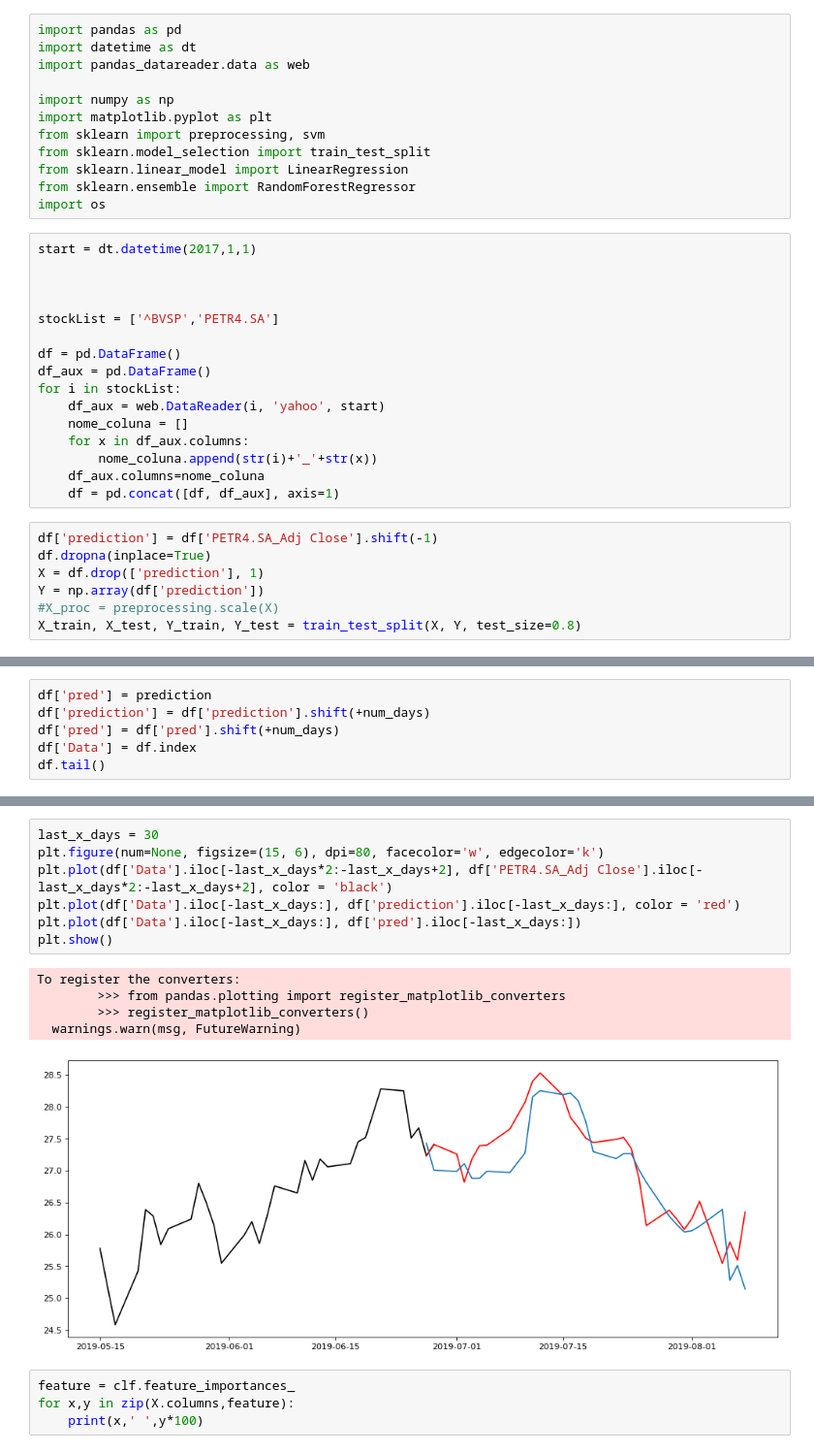
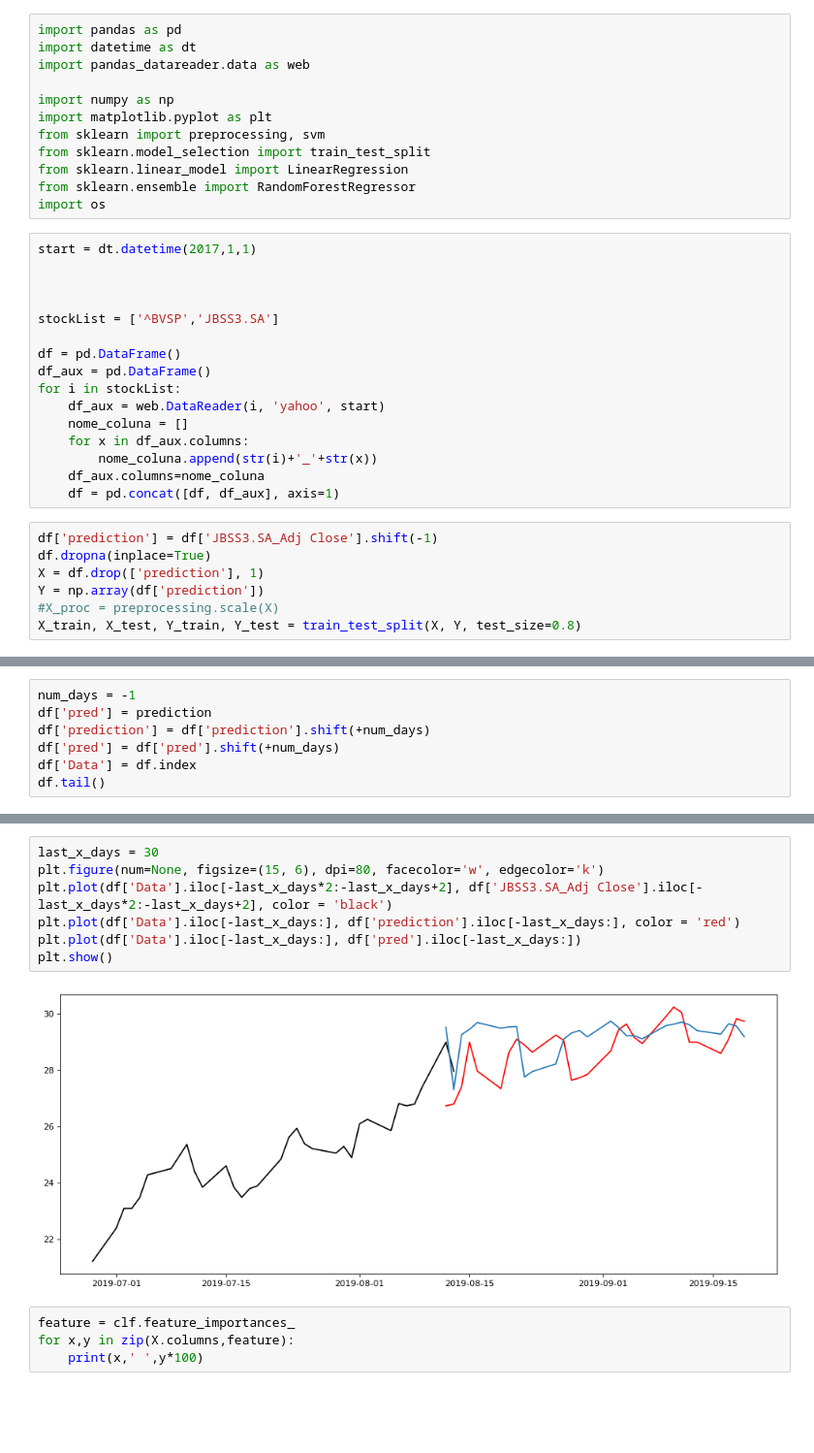
Before and after one commit to xDisus/Stock_Price_Pred, a Jupyter notebook: STOCK_PRED_V2.ipynb, the cells around one changed output, grey strips where cells are left out. Shown at 97% size. Cells and saved outputs as stored; diff of their text form; blank space fills up the shorter version.

Commit message:
Ajusted Script
Fixed predition to future dates

```diff
--- a/STOCK_PRED_V2.ipynb
+++ b/STOCK_PRED_V2.ipynb
@@ -15,7 +15,7 @@ start = dt.datetime(2017,1,1)
 
 
 
-stockList = ['^BVSP','PETR4.SA']
+stockList = ['^BVSP','JBSS3.SA']
 
 df = pd.DataFrame()
 df_aux = pd.DataFrame()
@@ -27,7 +27,7 @@ for i in stockList:
     df_aux.columns=nome_coluna
     df = pd.concat([df, df_aux], axis=1)
 # %%
-df['prediction'] = df['PETR4.SA_Adj Close'].shift(-1)
+df['prediction'] = df['JBSS3.SA_Adj Close'].shift(-1)
 df.dropna(inplace=True)
 X = df.drop(['prediction'], 1)
 Y = np.array(df['prediction'])
@@ -49,4 +49,5 @@ Score full 0.9893360292372232
 # %%
+num_days = -1
 df['pred'] = prediction
 df['prediction'] = df['prediction'].shift(+num_days)
 df['pred'] = df['pred'].shift(+num_days)
@@ -63,16 +64,12 @@ df.tail()
 # %%
 last_x_days = 30
 plt.figure(num=None, figsize=(15, 6), dpi=80, facecolor='w', edgecolor='k')
-plt.plot(df['Data'].iloc[-last_x_days*2:-last_x_days+2], df['PETR4.SA_Adj Close'].iloc[-last_x_days*2:-last_x_days+2], color = 'black')
+plt.plot(df['Data'].iloc[-last_x_days*2:-last_x_days+2], df['JBSS3.SA_Adj Close'].iloc[-last_x_days*2:-last_x_days+2], color = 'black')
 plt.plot(df['Data'].iloc[-last_x_days:], df['prediction'].iloc[-last_x_days:], color = 'red')
 plt.plot(df['Data'].iloc[-last_x_days:], df['pred'].iloc[-last_x_days:])
 plt.show()
 # %% [output]
-To register the converters:
-        >>> from pandas.plotting import register_matplotlib_converters
-        >>> register_matplotlib_converters()
-  warnings.warn(msg, FutureWarning)
-[figure, old version]
+[figure, new version]
 # %%
 feature = clf.feature_importances_
 for x,y in zip(X.columns,feature):
```
Also changed, not shown: parts of 2 cells of this notebook.
